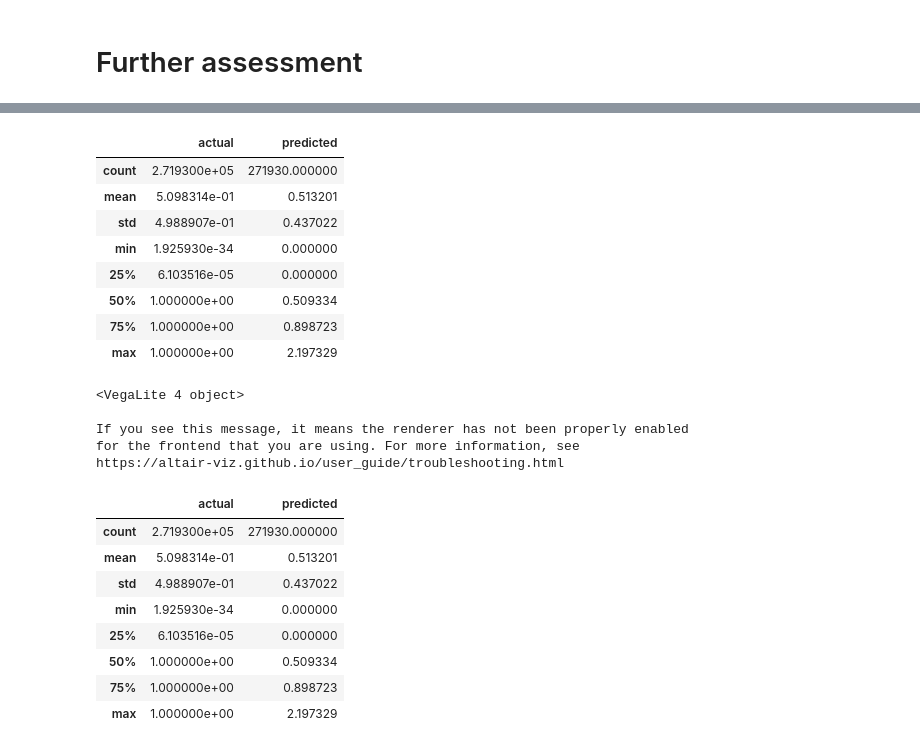
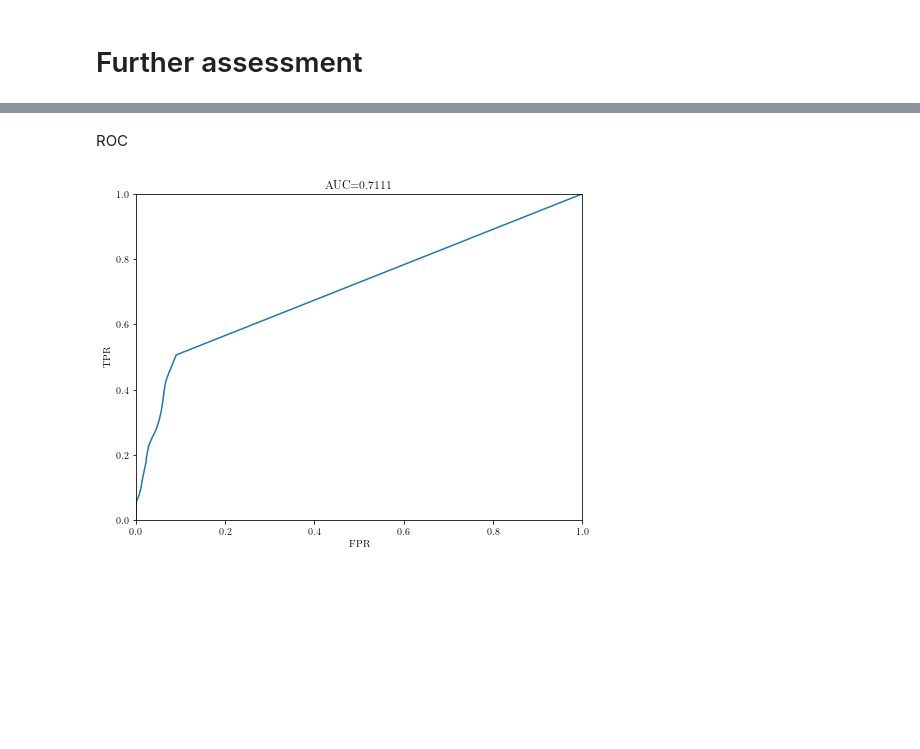
Before and after one commit to phenal-projects/phylogeom, a Jupyter notebook: notebooks/support_values.ipynb, the cells around one changed output, grey strips where cells are left out. Saved outputs shown, nothing was run; the diff lists cells and outputs as text; code cells hidden in the pictures; blank space fills up the shorter version.

```diff
--- a/notebooks/support_values.ipynb
+++ b/notebooks/support_values.ipynb
@@ -196,7 +192,11 @@ np.concatenate(nplist).shape
 # %%
 nplist = list()
-for data in test_dl:
+for data in test_dataset:
     with torch.no_grad():
         data.x, data.edge_index, data.edge_attr = data.x.float(), data.edge_index.long(), data.edge_attr.float()  # CLEAN IT!!!!!
         out = model(data.to(torch.device('cuda')))
-        nplist.append(np.concatenate([data.y.cpu().numpy(), out.detach().cpu().numpy()], axis=1))
+        nodes = torch.stack(torch.unique(data.edge_index[0], return_counts=True))
+        internodes = nodes[0, nodes[1]!=1]
+        nplist.append(np.concatenate([data.y[internodes].cpu().numpy(), out[internodes].detach().cpu().numpy()], axis=1))
+test_results = pd.DataFrame(np.concatenate(nplist, 0), columns=['actual', 'predicted'])
+test_results.describe()
@@ -252,20 +216,0 @@ https://altair-viz.github.io/user_guide/troubleshooting.html
-# %%
-# second half
-nplist = list()
-for data in test_dataset:
-    with torch.no_grad():
-        data.x, data.edge_index, data.edge_attr = data.x.float(), data.edge_index.long(), data.edge_attr.float()  # CLEAN IT!!!!!
-        out = model(data.to(torch.device('cuda')))
-        nplist.append(np.concatenate([data.y.cpu().numpy(), out.detach().cpu().numpy()], axis=1))
-test_results = pd.DataFrame(np.concatenate(nplist, 0), columns=['actual', 'predicted'])
-test_results.describe()
-# %% [output]
-|  | actual | predicted |
-| count | 2.719300e+05 | 271930.000000 |
-| mean | 5.098314e-01 | 0.513201 |
-| std | 4.988907e-01 | 0.437022 |
-| min | 1.925930e-34 | 0.000000 |
-| 25% | 6.103516e-05 | 0.000000 |
-| 50% | 1.000000e+00 | 0.509334 |
-| 75% | 1.000000e+00 | 0.898723 |
-| max | 1.000000e+00 | 2.197329 |
@@ -275,23 +217,18 @@ roc_data = pd.DataFrame({"Precision": prec, "Recall": rec})
-# %%
-alt.Chart(roc_data, width=900, height=600).mark_line().encode(
-    x="Recall",
-    y="Precision"
-)
-# %% [output]
-<VegaLite 4 object>
-
-If you see this message, it means the renderer has not been properly enabled
-for the frontend that you are using. For more information, see
-https://altair-viz.github.io/user_guide/troubleshooting.html
-# %%
-test_results.describe()
-# %% [output]
-|  | actual | predicted |
-| count | 2.719300e+05 | 271930.000000 |
-| mean | 5.098314e-01 | 0.513201 |
-| std | 4.988907e-01 | 0.437022 |
-| min | 1.925930e-34 | 0.000000 |
-| 25% | 6.103516e-05 | 0.000000 |
-| 50% | 1.000000e+00 | 0.509334 |
-| 75% | 1.000000e+00 | 0.898723 |
-| max | 1.000000e+00 | 2.197329 |
+# %% [markdown]
+ROC
+# %%
+thr = test_results["actual"].median()
+fpr, tpr, thresholds_roc = metrics.roc_curve(test_results["actual"]>=thr, test_results["predicted"])
+
+fig = plt.figure(figsize=(8, 6))
+ax = fig.add_subplot(1, 1, 1)
+
+plt.plot(fpr, tpr)
+plt.title('AUC={:.4f}'.format(metrics.roc_auc_score(test_results["actual"]>=thr, test_results["predicted"])))
+plt.xlim(0, 1)
+plt.ylim(0, 1)
+ax.set_xlabel('FPR')
+ax.set_ylabel('TPR')
+plt.savefig('roc.png')
+# %% [output]
+[figure, added]
```
Also changed, not shown: parts of 28 cells of this notebook, 4 other files.
